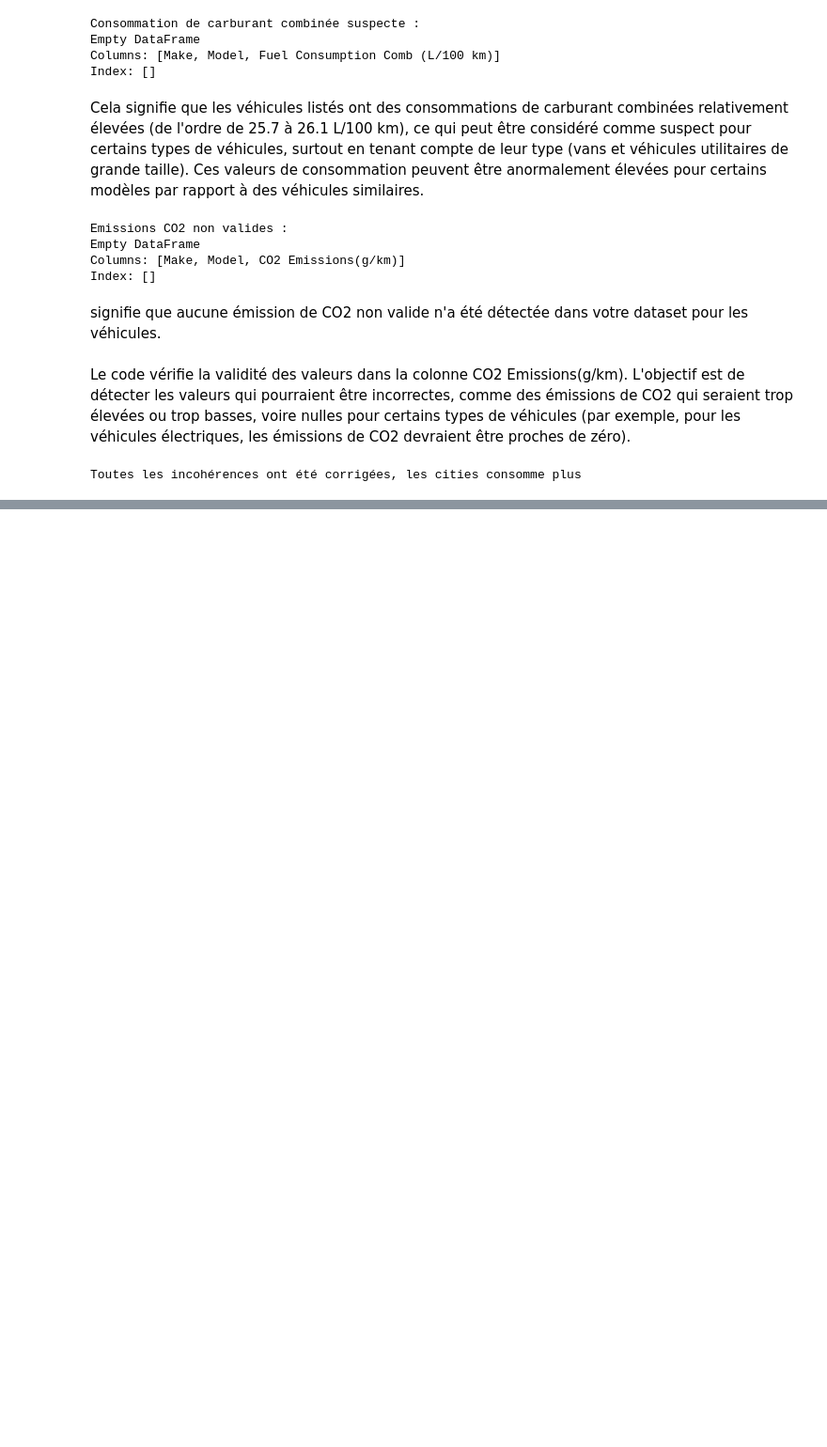
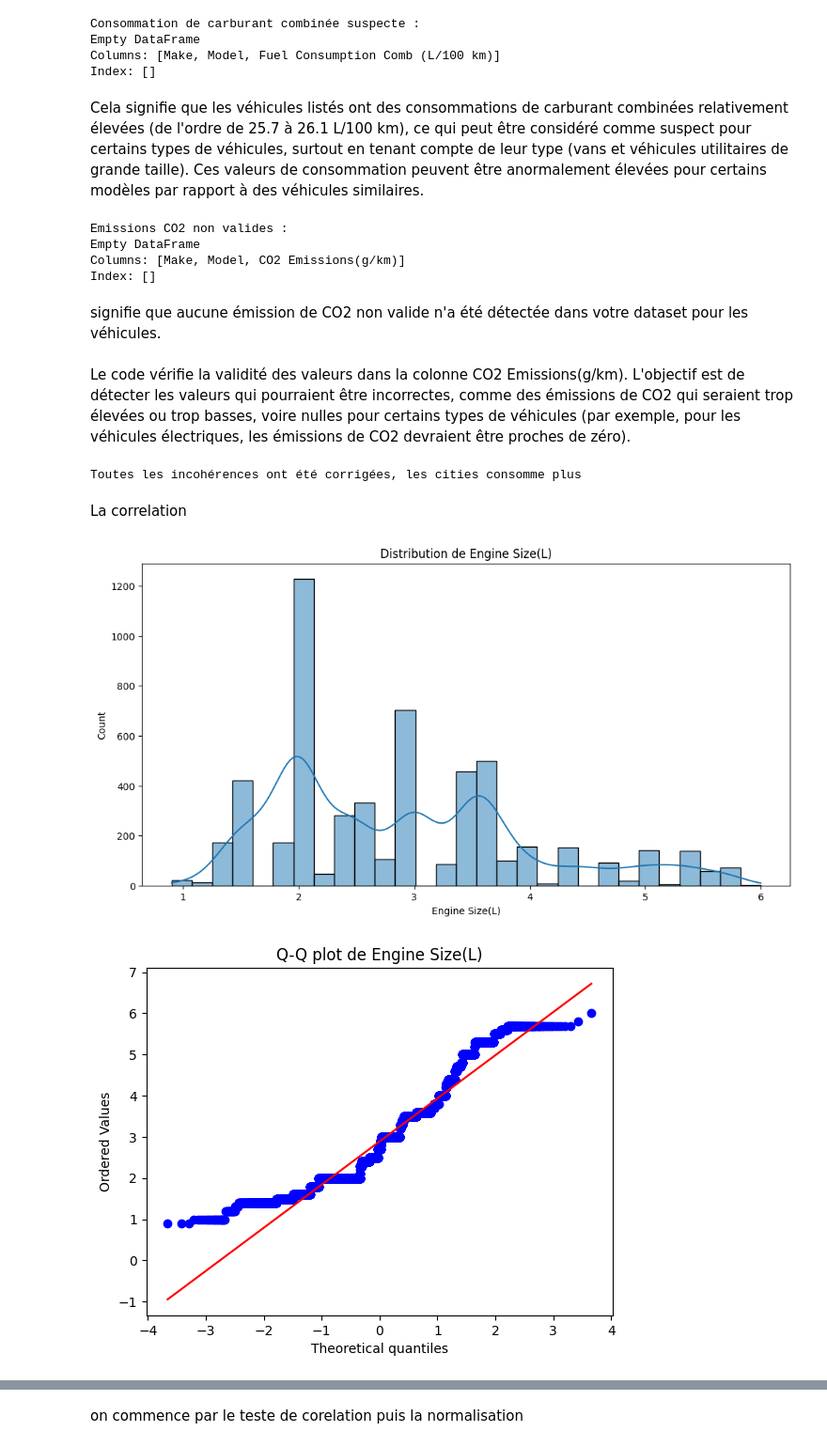
Before and after one commit to AnaisNaitAtmane/Projet-, a Jupyter notebook: fichier.ipynb, the cells around one changed output, grey strips where cells are left out. Shown at 94% size. Cells and saved outputs as stored; diff of their text form; code cells hidden in the pictures; blank space fills up the shorter version.

Commit message:
selection de variables et algo

```diff
--- a/fichier.ipynb
+++ b/fichier.ipynb
@@ -2,7 +2,7 @@
 import pandas as pd
 
 #affichage des premieres lignes
-df = pd.read_csv('CO2 Emissions_Canada.csv')
+df = pd.read_csv('C:/Users/airac/Desktop/M2/CO2 Emissions_Canada.csv')
 print(df.head())
 # %% [output]
     Make       Model Vehicle Class  Engine Size(L)  Cylinders Transmission  \
@@ -371,3 +427,30 @@ else:
     print(incoh_fuel[['Make', 'Model', 'Fuel Consumption City (L/100 km)', 'Fuel Consumption Hwy (L/100 km)']])
 # %% [output]
 Toutes les incohérences ont été corrigées, les cities consomme plus
+# %% [markdown]
+La correlation
+# %%
+import seaborn as sns
+import matplotlib.pyplot as plt
+import scipy.stats as stats
+
+# Visualiser la distribution de chaque variable continue
+variables = ['Engine Size(L)', 'Cylinders', 'Fuel Consumption City (L/100 km)',
+             'Fuel Consumption Hwy (L/100 km)', 'Fuel Consumption Comb (L/100 km)',
+             'Fuel Consumption Comb (mpg)', 'CO2 Emissions(g/km)']
+
+for var in variables:
+    plt.figure(figsize=(12, 6))
+
+    # Histogramme avec une courbe de densité
+    sns.histplot(df_unique[var], kde=True)
+    plt.title(f"Distribution de {var}")
+    plt.show()
+
+    # Q-Q plot pour tester la normalité
+    stats.probplot(df_unique[var].dropna(), dist="norm", plot=plt)
+    plt.title(f"Q-Q plot de {var}")
+    plt.show()
+# %% [output]
+[figure, added]
+[figure, added]
@@ -373,0 +469,2 @@ Toutes les incohérences ont été corrigées, les cities consomme plus
+# %% [markdown]
+on commence par le teste de corelation puis la normalisation
```
Also changed, not shown: parts of 48 cells of this notebook.
